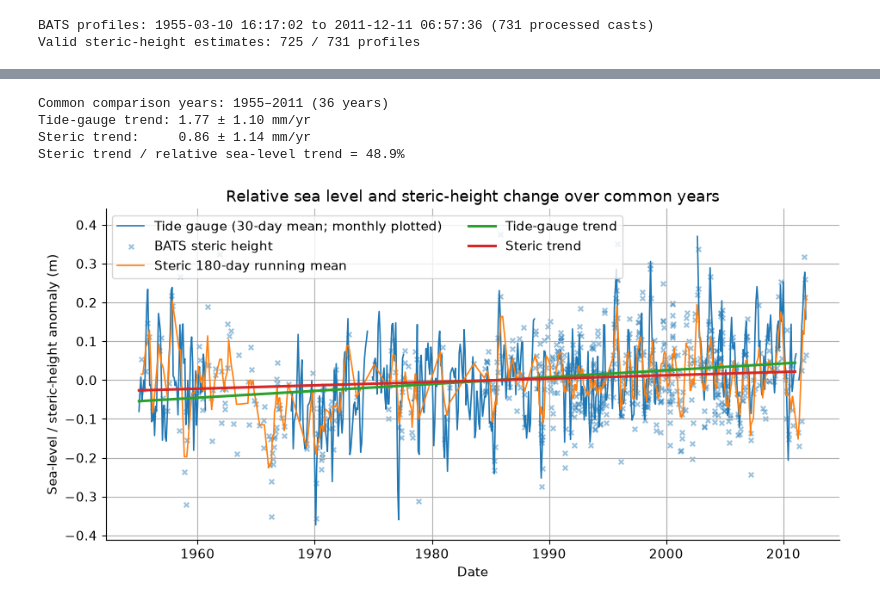
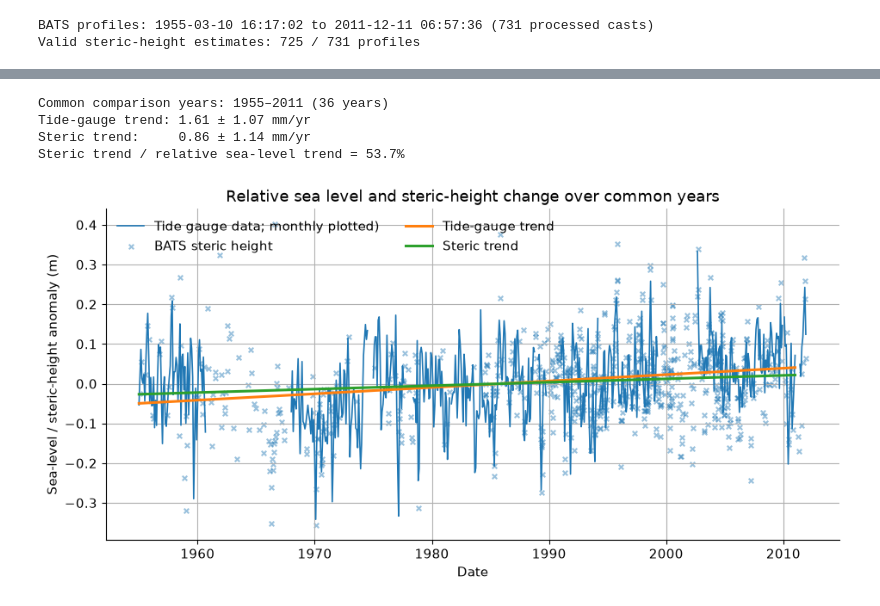
Before and after one commit to nvogtvincent/bermuda_slprac, a Jupyter notebook: SeaLevelPractical_Python.ipynb, the cells around one changed output, grey strips where cells are left out. Drawn from its saved outputs; the diff is of its cells as text; code cells hidden in the pictures.

```diff
--- a/SeaLevelPractical_Python.ipynb
+++ b/SeaLevelPractical_Python.ipynb
@@ -556,17 +408,26 @@ Here the two annual series are aligned and the regressions use exactly the years
 # %%
+# Recalculate detided sea level as annual means for direct comparison to annual steric height estimates
+annual_tg, coverage = interval_mean(detided_tg, freq='YS', min_coverage=MIN_ANNUAL_COVERAGE)
+
+# Align both time-series (detided sea level and steric height)
 comparison = pd.concat(
     [annual_tg.rename("relative_sea_level_m"), steric_annual.rename("steric_height_m")],
     axis=1,
 ).dropna()
 
+# Restrict comparison to chosen interval
 if STERIC_TREND_START is not None:
-    comparison = comparison.loc[pd.Timestamp(STERIC_TREND_START):]
+    comparison = comparison.loc[pd.Timestamp(STERIC_TREND_START + 'T12'):]
 if STERIC_TREND_END is not None:
-    comparison = comparison.loc[:pd.Timestamp(STERIC_TREND_END)]
+    comparison = comparison.loc[:pd.Timestamp(STERIC_TREND_END + 'T12')]
 
 if len(comparison) < 3:
     raise ValueError("Too few common annual values to compare tide-gauge and steric trends.")
 
+# Calculate linear trends over chosen interval.
+# Important note: the linear trend calculated here may not be identical to the trend calculated in
+# section 3, as we are now only using data from years where there is sufficient data from *both* BATS
+# and the tide gauge.
 common_tg_trend = fit_linear_trend(
     comparison["relative_sea_level_m"], confidence=CONFIDENCE
 )
@@ -574,6 +435,7 @@ common_steric_trend = fit_linear_trend(
     comparison["steric_height_m"], confidence=CONFIDENCE
 )
 
+# Compare linear trends and print results
 steric_fraction_percent = (
     100 * common_steric_trend["slope_mm_per_year"] / common_tg_trend["slope_mm_per_year"]
 )
@@ -593,57 +455,51 @@ print(
 print(f"Steric trend / relative sea-level trend = {steric_fraction_percent:.1f}%")
 # %% [output]
 Common comparison years: 1955–2011 (36 years)
-Tide-gauge trend: 1.77 ± 1.10 mm/yr
+Tide-gauge trend: 1.61 ± 1.07 mm/yr
 Steric trend:     0.86 ± 1.14 mm/yr
-Steric trend / relative sea-level trend = 48.9%
+Steric trend / relative sea-level trend = 53.7%
 # %%
-# Centre each curve on its mean over the comparison interval so the plot emphasises
-# variability and slope rather than arbitrary vertical reference levels.
+# Plot data
+# For clarity, we are going to plot monthly means in (detided) tide gauge data against BATS steric height, but
+# remember that the linear trends are calculated using the annual aggregates.
 start_common = comparison.index.min()
 end_common = comparison.index.max() + pd.offsets.YearEnd(0)
 
-tg_monthly_plot = smoothed_tg.resample("MS").mean().loc[start_common:end_common]
+tg_monthly_plot = detided_tg.resample("MS").mean().loc[start_common:end_common]
 steric_plot = steric.loc[start_common:end_common]
-steric_smooth_plot = steric_smooth.loc[start_common:end_common]
 
 tg_center = tg_monthly_plot.mean()
 steric_center = steric_plot.mean()
 
 fig, ax = plt.subplots()
 ax.plot(
     tg_monthly_plot.index,
     tg_monthly_plot - tg_center,
     lw=1.2,
-    label=f"Tide gauge ({SMOOTH_WINDOW_DAYS}-day mean; monthly plotted)",
+    label=f"Tide gauge data; monthly plotted)",
 )
 ax.scatter(
     steric_plot.index,
     steric_plot - steric_center,
     s=16,
     alpha=0.45,
     marker="x",
     label="BATS steric height",
-)
-ax.plot(
-    steric_smooth_plot.index,
-    steric_smooth_plot - steric_center,
-    lw=1.2,
-    label=f"Steric {STERIC_SMOOTH_DAYS}-day running mean",
 )
 
 # Trend lines, mean-centred independently.
 tg_fit_plot = common_tg_trend["fitted"] - common_tg_trend["fitted"].mean()
 sh_fit_plot = common_steric_trend["fitted"] - common_steric_trend["fitted"].mean()
 ax.plot(tg_fit_plot.index, tg_fit_plot, lw=2.2, label="Tide-gauge trend")
 ax.plot(sh_fit_plot.index, sh_fit_plot, lw=2.2, label="Steric trend")
 
 ax.set(
     xlabel="Date",
     ylabel="Sea-level / steric-height anomaly (m)",
     title="Relative sea level and steric-height change over common years",
 )
 format_date_axis(ax)
-ax.legend(ncol=2)
+ax.legend(ncol=2, frameon=False)
 plt.show()
 # %% [output]
-[figure, old version]
+[figure, new version]
```
Also changed, not shown: parts of 24 cells of this notebook, 1 other file.
